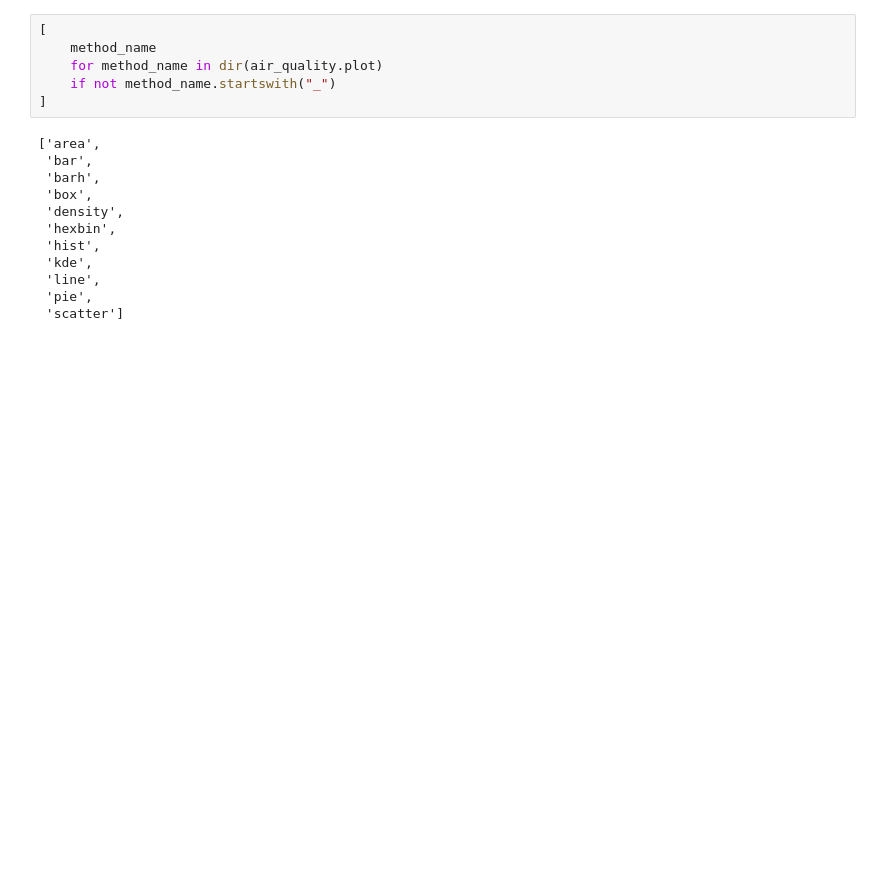
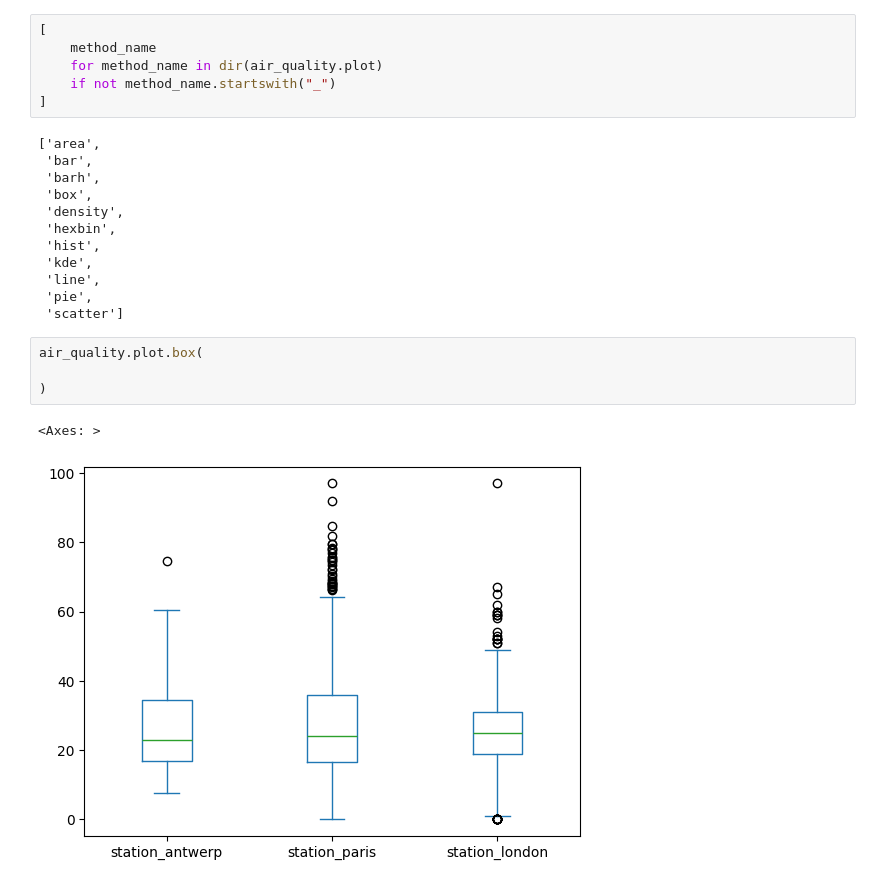
Before and after one commit to AGT-tech/pandas_tutorial_for_air_quality_data, a Jupyter notebook: pd_nb_aqd_no2.ipynb, the cells around one changed output. Drawn from its saved outputs; the diff is of its cells as text; blank space fills up the shorter version.

Commit message:
Use box plot option

```diff
--- a/pd_nb_aqd_no2.ipynb
+++ b/pd_nb_aqd_no2.ipynb
@@ -46,3 +46,10 @@ air_quality.plot.scatter(x="station_london", y="station_paris", alpha=0.5)
  'line',
  'pie',
  'scatter']
+# %%
+air_quality.plot.box(
+
+)
+# %% [output]
+<Axes: >
+[figure, added]
```
